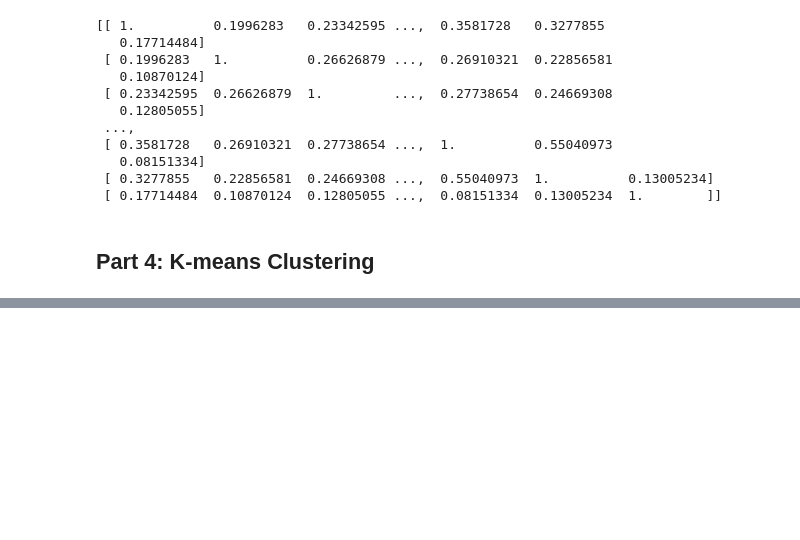
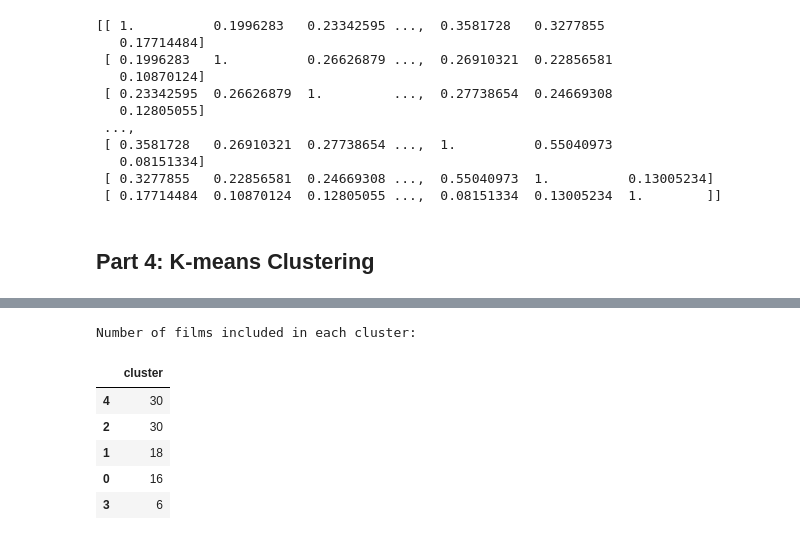
Before and after one commit to ctianran/myDataAnalysis, a Jupyter notebook: NaturalLanguageProcessingandTopicModeling/Unsupervised Learning Project - Document Clustering and Topic Modeling.ipynb, the cells around one changed output, grey strips where cells are left out. Drawn from its saved outputs; the diff is of its cells as text; code cells hidden in the pictures; blank space fills up the shorter version.

```diff
--- a/NaturalLanguageProcessingandTopicModeling/Unsupervised Learning Project - Document Clustering and Topic Modeling.ipynb
+++ b/NaturalLanguageProcessingandTopicModeling/Unsupervised Learning Project - Document Clustering and Topic Modeling.ipynb
@@ -172,0 +219,11 @@ print(cos_matrix)
+# %%
+print("Number of films included in each cluster: ")
+frame['cluster'].value_counts().to_frame()
+# %% [output]
+Number of films included in each cluster:
+|  | cluster |
+| 4 | 30 |
+| 2 | 30 |
+| 1 | 18 |
+| 0 | 16 |
+| 3 | 6 |
```
Also changed, not shown: parts of 20 cells of this notebook, 1 other file.
